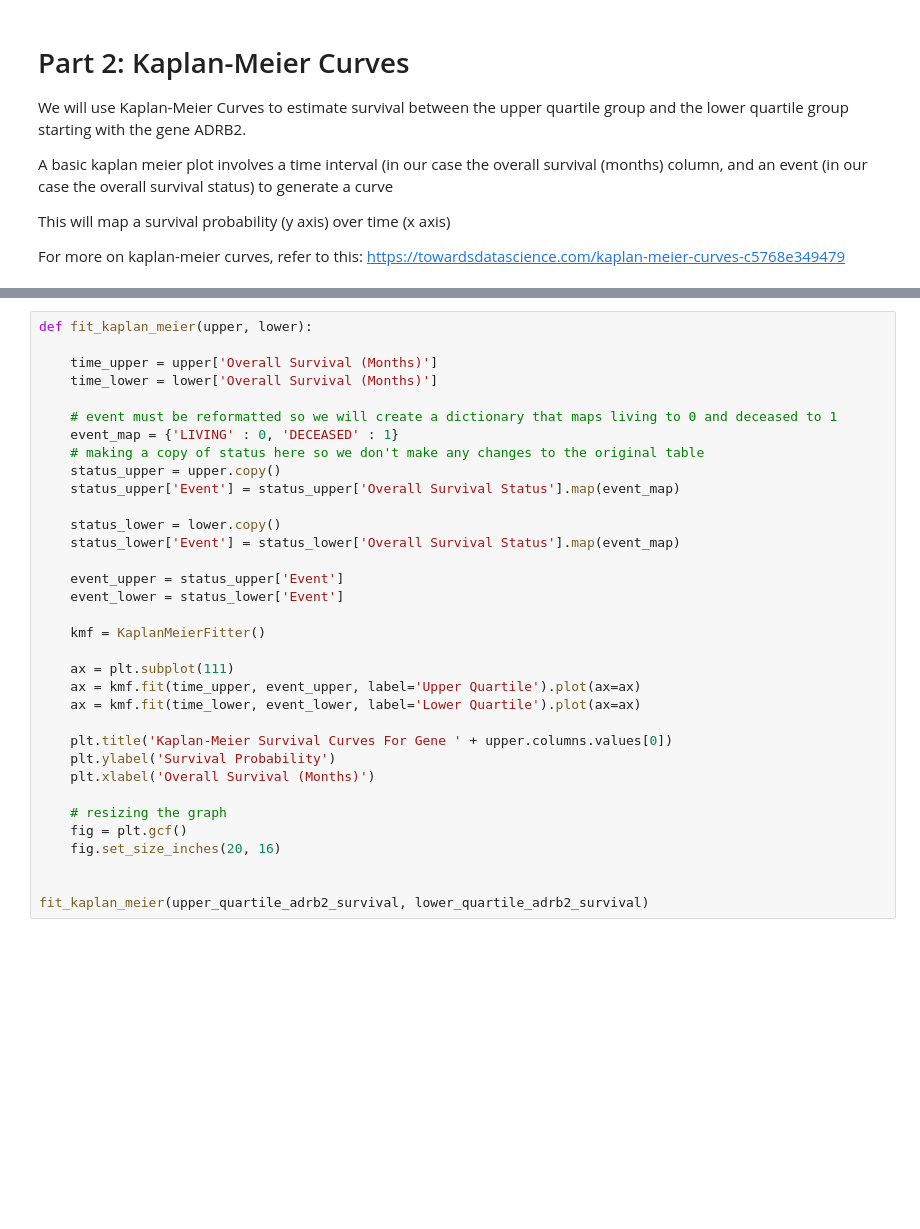
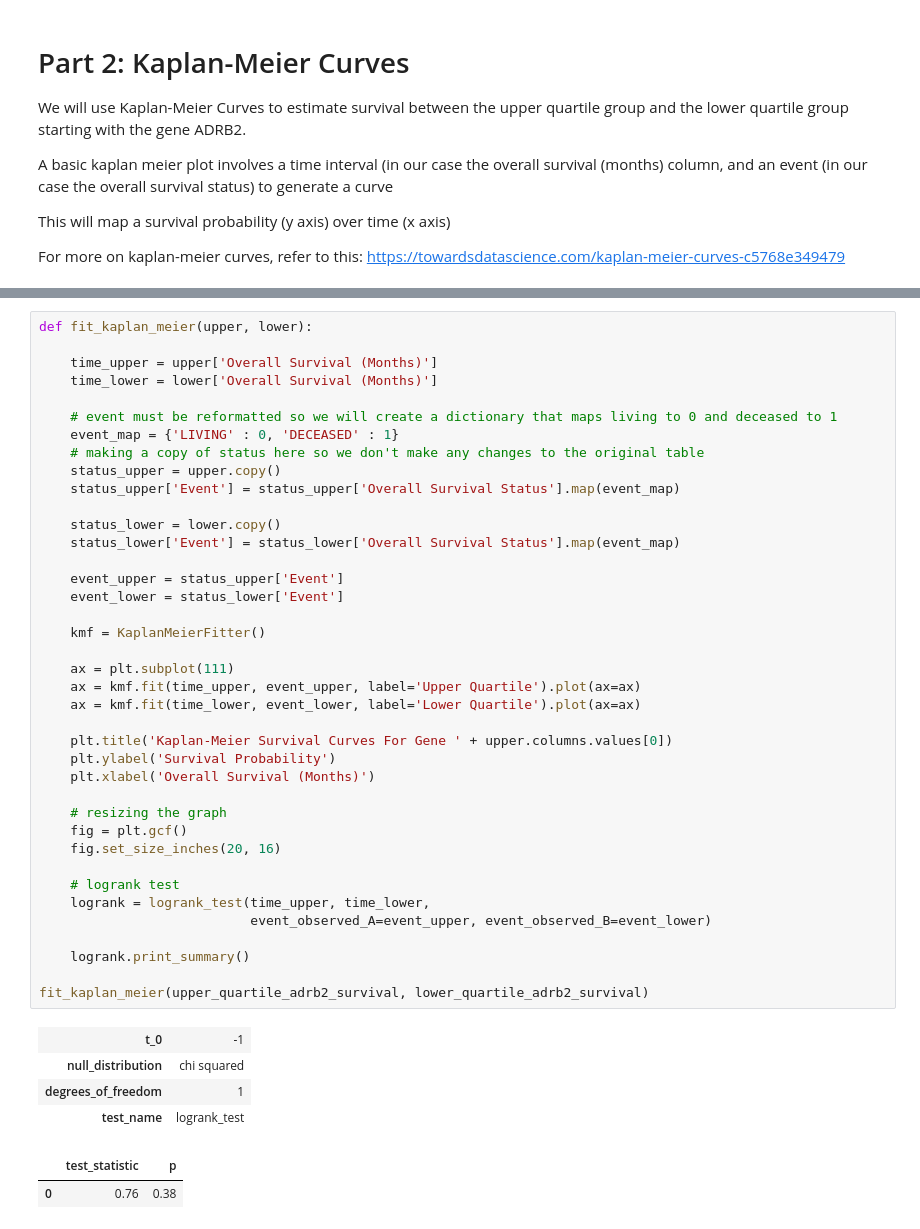
Before and after one commit to sophiaho/broad-work, a Jupyter notebook: tumor_survival_associations.ipynb, the cells around one changed output, grey strips where cells are left out. Drawn from its saved outputs; the diff is of its cells as text; blank space fills up the shorter version.

Commit message:
logrank test

```diff
--- a/tumor_survival_associations.ipynb
+++ b/tumor_survival_associations.ipynb
@@ -370,31 +394,42 @@ def fit_kaplan_meier(upper, lower):
 
     # event must be reformatted so we will create a dictionary that maps living to 0 and deceased to 1
     event_map = {'LIVING' : 0, 'DECEASED' : 1}
     # making a copy of status here so we don't make any changes to the original table
     status_upper = upper.copy()
     status_upper['Event'] = status_upper['Overall Survival Status'].map(event_map)
 
     status_lower = lower.copy()
     status_lower['Event'] = status_lower['Overall Survival Status'].map(event_map)
 
     event_upper = status_upper['Event']
     event_lower = status_lower['Event']
 
     kmf = KaplanMeierFitter()
 
     ax = plt.subplot(111)
     ax = kmf.fit(time_upper, event_upper, label='Upper Quartile').plot(ax=ax)
     ax = kmf.fit(time_lower, event_lower, label='Lower Quartile').plot(ax=ax)
 
     plt.title('Kaplan-Meier Survival Curves For Gene ' + upper.columns.values[0])
     plt.ylabel('Survival Probability')
     plt.xlabel('Overall Survival (Months)')
 
     # resizing the graph
     fig = plt.gcf()
     fig.set_size_inches(20, 16)
 
+    # logrank test
+    logrank = logrank_test(time_upper, time_lower,
+                           event_observed_A=event_upper, event_observed_B=event_lower)
+
+    logrank.print_summary()
 
 fit_kaplan_meier(upper_quartile_adrb2_survival, lower_quartile_adrb2_survival)
 # %% [output]
+| t_0 | -1 |
+| null_distribution | chi squared |
+| degrees_of_freedom | 1 |
+| test_name | logrank_test |
+|  | test_statistic | p |
+| 0 | 0.76 | 0.38 |
 [figure]
```
Also changed, not shown: parts of 3 cells of this notebook.
